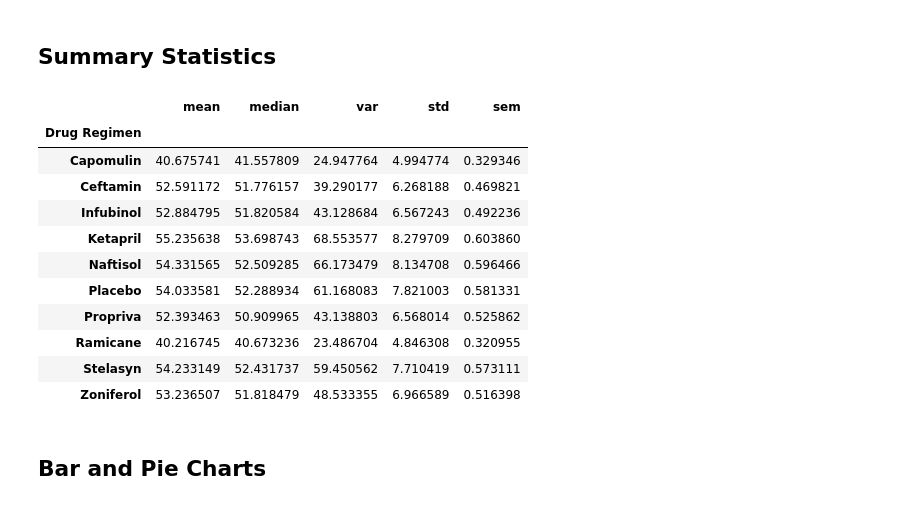
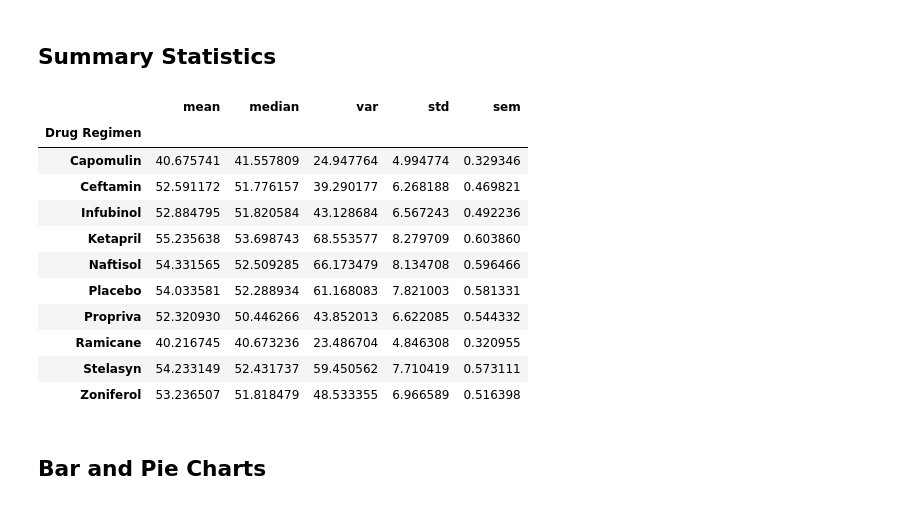
Before and after one commit to dorisakpovwa/Matplotlib_challenge, a Jupyter notebook: Pymaceuticals/pymaceuticals_starter.ipynb, the cells around one changed output. Drawn from its saved outputs; the diff is of its cells as text; code cells hidden in the pictures.

```diff
--- a/Pymaceuticals/pymaceuticals_starter.ipynb
+++ b/Pymaceuticals/pymaceuticals_starter.ipynb
@@ -97,0 +108,3 @@ newmousedata
+# %%
+clean_mousedata =comb_mousestudy_df.loc[comb_mousestudy_df['Mouse ID']!='g989']
+clean_mousedata
@@ -119,20 +150,20 @@ print(newmousedata['Tumor Volume (mm3)'].sem())
 # %%
 #Use groupby and summary statistical methods to calculate the following properties of each drug regimen:
 #mean, median, variance, standard deviation and SEM.
 # Assemble the resulting series into a single summary dataframe.
 # Groupby on drug regimen and get aggregates
-newmousedata_drugs = newmousedata.groupby(['Drug Regimen'])
+newmousedata_drugs = clean_mousedata.groupby(['Drug Regimen'])
 newmousedata_drugs.agg(['mean','median','var', 'std', 'sem'])['Tumor Volume (mm3)']
 # %% [output]
 |  | mean | median | var | std | sem |
 | Drug Regimen |  |  |  |  |  |
 | Capomulin | 40.675741 | 41.557809 | 24.947764 | 4.994774 | 0.329346 |
 | Ceftamin | 52.591172 | 51.776157 | 39.290177 | 6.268188 | 0.469821 |
 | Infubinol | 52.884795 | 51.820584 | 43.128684 | 6.567243 | 0.492236 |
 | Ketapril | 55.235638 | 53.698743 | 68.553577 | 8.279709 | 0.603860 |
 | Naftisol | 54.331565 | 52.509285 | 66.173479 | 8.134708 | 0.596466 |
 | Placebo | 54.033581 | 52.288934 | 61.168083 | 7.821003 | 0.581331 |
-| Propriva | 52.393463 | 50.909965 | 43.138803 | 6.568014 | 0.525862 |
+| Propriva | 52.320930 | 50.446266 | 43.852013 | 6.622085 | 0.544332 |
 | Ramicane | 40.216745 | 40.673236 | 23.486704 | 4.846308 | 0.320955 |
 | Stelasyn | 54.233149 | 52.431737 | 59.450562 | 7.710419 | 0.573111 |
 | Zoniferol | 53.236507 | 51.818479 | 48.533355 | 6.966589 | 0.516398 |
```
Also changed, not shown: parts of 20 cells of this notebook.
